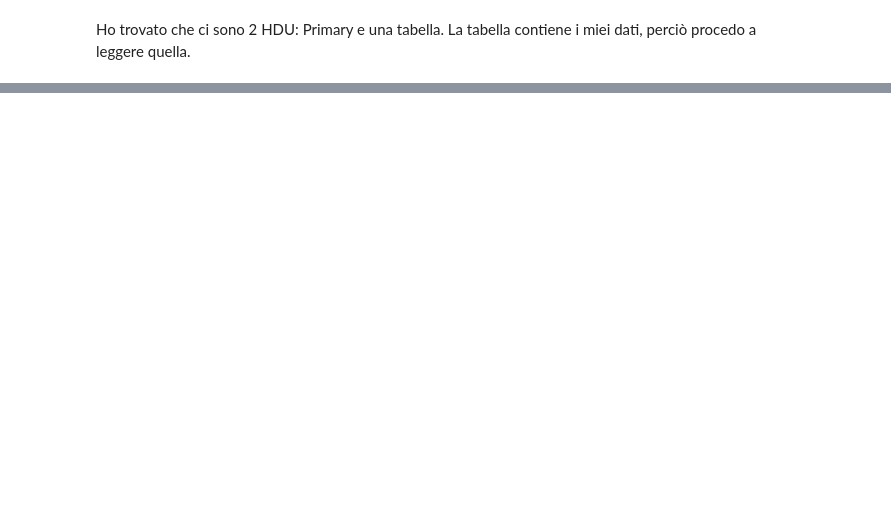
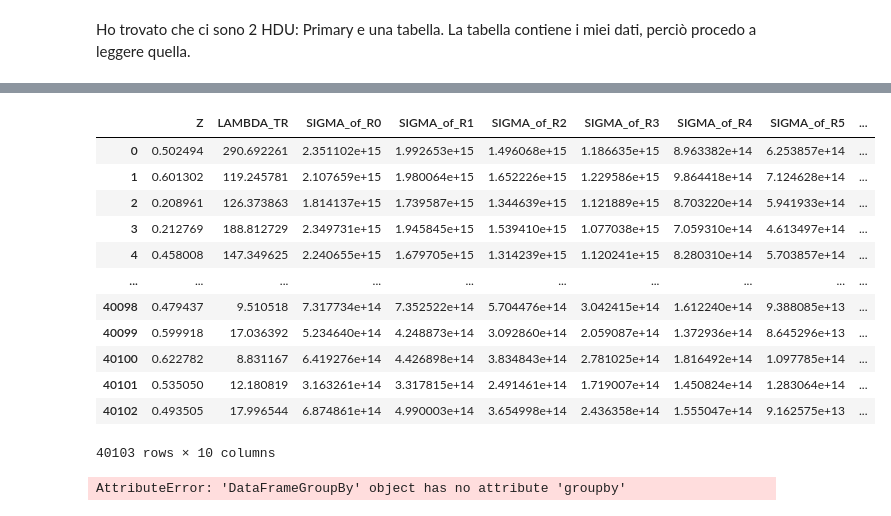
Before and after one commit to trett-0310/esame_tecniche, a Jupyter notebook: Fit NFW Density Profile.ipynb, the cells around one changed output, grey strips where cells are left out. Saved outputs shown, nothing was run; the diff lists cells and outputs as text; code cells hidden in the pictures; blank space fills up the shorter version.

```diff
--- a/Fit NFW Density Profile.ipynb
+++ b/Fit NFW Density Profile.ipynb
@@ -108,0 +170,3 @@ una_colonna
+# %%
+SigR = data['SIGMA_of_R'] #questo è un numpyarray
+np.shape(SigR)
@@ -108,0 +175,4 @@ una_colonna
+# %%
+data_dict = {'Z': data['Z'], 'LAMBDA_TR': data['LAMBDA_TR']}
+df1 = pd.DataFrame(data_dict)
+df1
@@ -108,0 +193,3 @@ una_colonna
+# %%
+df2 = pd.DataFrame(SigR, columns = ['SIGMA_of_R0', 'SIGMA_of_R1', 'SIGMA_of_R2', 'SIGMA_of_R3', 'SIGMA_of_R4', 'SIGMA_of_R5', 'SIGMA_of_R6', 'SIGMA_of_R7'])
+df2
@@ -108,0 +210,35 @@ una_colonna
+# %%
+df = pd.concat([df1, df2], axis=1)
+df
+# %% [output]
+|  | Z | LAMBDA_TR | SIGMA_of_R0 | SIGMA_of_R1 | SIGMA_of_R2 | SIGMA_of_R3 | SIGMA_of_R4 | SIGMA_of_R5 | ... |
+| 0 | 0.502494 | 290.692261 | 2.351102e+15 | 1.992653e+15 | 1.496068e+15 | 1.186635e+15 | 8.963382e+14 | 6.253857e+14 | ... |
+| 1 | 0.601302 | 119.245781 | 2.107659e+15 | 1.980064e+15 | 1.652226e+15 | 1.229586e+15 | 9.864418e+14 | 7.124628e+14 | ... |
+| 2 | 0.208961 | 126.373863 | 1.814137e+15 | 1.739587e+15 | 1.344639e+15 | 1.121889e+15 | 8.703220e+14 | 5.941933e+14 | ... |
+| 3 | 0.212769 | 188.812729 | 2.349731e+15 | 1.945845e+15 | 1.539410e+15 | 1.077038e+15 | 7.059310e+14 | 4.613497e+14 | ... |
+| 4 | 0.458008 | 147.349625 | 2.240655e+15 | 1.679705e+15 | 1.314239e+15 | 1.120241e+15 | 8.280310e+14 | 5.703857e+14 | ... |
+| ... | ... | ... | ... | ... | ... | ... | ... | ... | ... |
+| 40098 | 0.479437 | 9.510518 | 7.317734e+14 | 7.352522e+14 | 5.704476e+14 | 3.042415e+14 | 1.612240e+14 | 9.388085e+13 | ... |
+| 40099 | 0.599918 | 17.036392 | 5.234640e+14 | 4.248873e+14 | 3.092860e+14 | 2.059087e+14 | 1.372936e+14 | 8.645296e+13 | ... |
+| 40100 | 0.622782 | 8.831167 | 6.419276e+14 | 4.426898e+14 | 3.834843e+14 | 2.781025e+14 | 1.816492e+14 | 1.097785e+14 | ... |
+| 40101 | 0.535050 | 12.180819 | 3.163261e+14 | 3.317815e+14 | 2.491461e+14 | 1.719007e+14 | 1.450824e+14 | 1.283064e+14 | ... |
+| 40102 | 0.493505 | 17.996544 | 6.874861e+14 | 4.990003e+14 | 3.654998e+14 | 2.436358e+14 | 1.555047e+14 | 9.162575e+13 | ... |
+40103 rows × 10 columns
+# %%
+def LAMBDA_interval(L):
+    if (L >= 15 and L < 20):
+        return "interval_1"
+    elif (L >= 20 and L < 30):
+        return "interval_2"
+    elif (L >= 30 and L < 45):
+        return "interval_3"
+    elif (L >= 45 and L < 60):
+        return "interval_4"
+    elif (L >= 60 and L < 200):
+        return "interval_5"
+    else: return "interval_0"
+
+gr = df.groupby('LAMBDA_TR')
+gr.groupby(LAMBDA_interval)
+# %% [output]
+AttributeError: 'DataFrameGroupBy' object has no attribute 'groupby'
```
Also changed, not shown: parts of 14 cells of this notebook.
